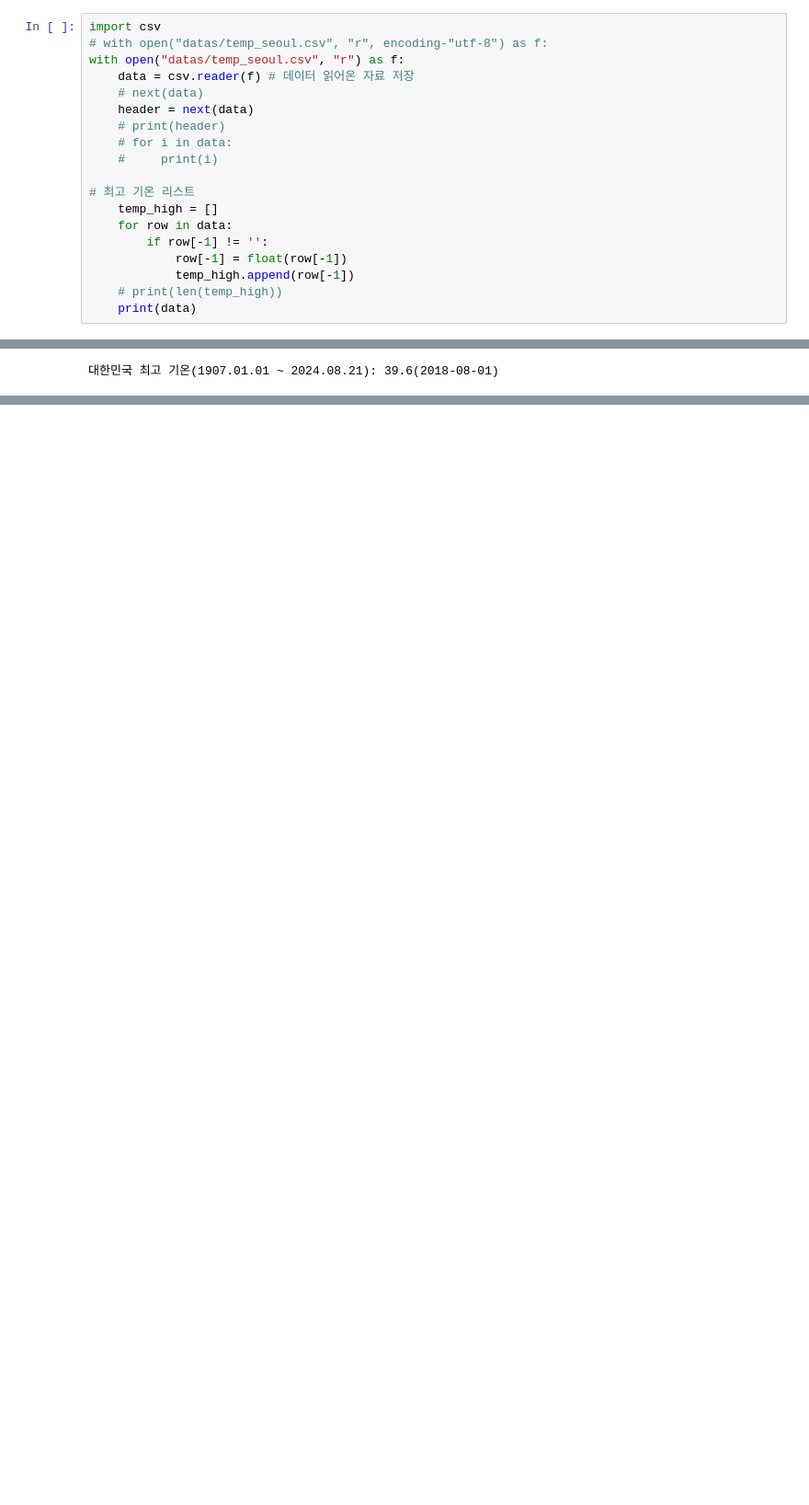
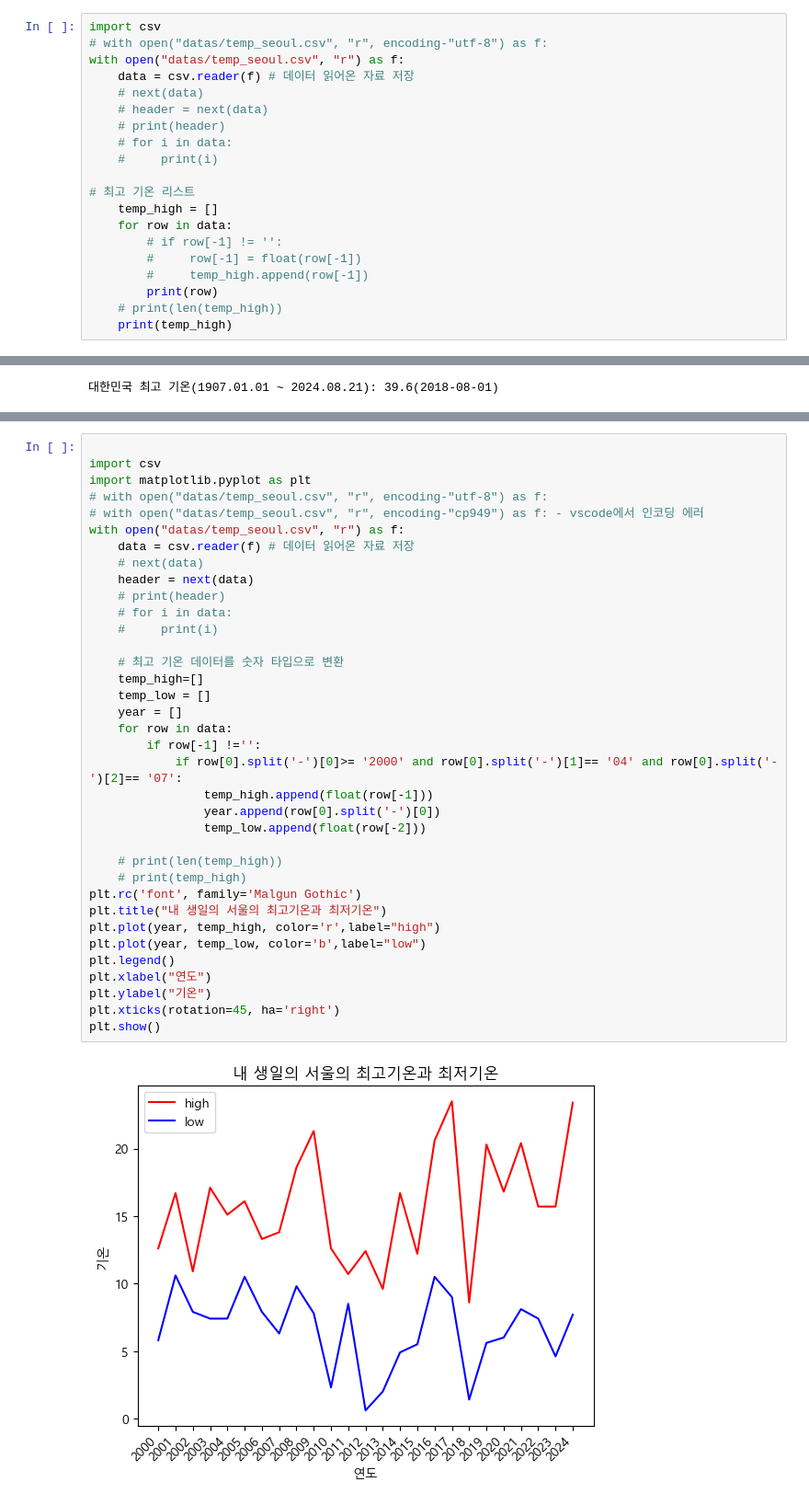
Before and after one commit to KIM-YONGJOON-d/kdt_sf6, a Jupyter notebook: dataworks/temperature1.ipynb, the cells around one changed output, grey strips where cells are left out. Shown at 92% size. Drawn from its saved outputs; the diff is of its cells as text; blank space fills up the shorter version.

```diff
--- a/dataworks/temperature1.ipynb
+++ b/dataworks/temperature1.ipynb
@@ -32,7 +33,7 @@ import csv
 with open("datas/temp_seoul.csv", "r") as f:
     data = csv.reader(f) # 데이터 읽어온 자료 저장
     # next(data)
-    header = next(data)
+    # header = next(data)
     # print(header)
     # for i in data:
     #     print(i)
@@ -40,9 +41,10 @@ with open("datas/temp_seoul.csv", "r") as f:
 # 최고 기온 리스트
     temp_high = []
     for row in data:
-        if row[-1] != '':
-            row[-1] = float(row[-1])
-            temp_high.append(row[-1])
+        # if row[-1] != '':
+        #     row[-1] = float(row[-1])
+        #     temp_high.append(row[-1])
+        print(row)
     # print(len(temp_high))
-    print(data)
+    print(temp_high)
 # %% [output]
@@ -72,0 +93,38 @@ with open("datas/temp_seoul.csv", "r") as f:
+# %%
+
+import csv
+import matplotlib.pyplot as plt
+# with open("datas/temp_seoul.csv", "r", encoding-"utf-8") as f:
+# with open("datas/temp_seoul.csv", "r", encoding-"cp949") as f: - vscode에서 인코딩 에러
+with open("datas/temp_seoul.csv", "r") as f:
+    data = csv.reader(f) # 데이터 읽어온 자료 저장
+    # next(data)
+    header = next(data)
+    # print(header)
+    # for i in data:
+    #     print(i)
+
+    # 최고 기온 데이터를 숫자 타입으로 변환
+    temp_high=[]
+    temp_low = []
+    year = []
+    for row in data:
+        if row[-1] !='':
+            if row[0].split('-')[0]>= '2000' and row[0].split('-')[1]== '04' and row[0].split('-')[2]== '07':
+                temp_high.append(float(row[-1]))
+                year.append(row[0].split('-')[0])
+                temp_low.append(float(row[-2]))
+
+    # print(len(temp_high))
+    # print(temp_high)
+plt.rc('font', family='Malgun Gothic')
+plt.title("내 생일의 서울의 최고기온과 최저기온")
+plt.plot(year, temp_high, color='r',label="high")
+plt.plot(year, temp_low, color='b',label="low")
+plt.legend()
+plt.xlabel("연도")
+plt.ylabel("기온")
+plt.xticks(rotation=45, ha='right')
+plt.show()
+# %% [output]
+[figure, added]
```
Also changed, not shown: parts of 3 cells of this notebook, 5 other files.
